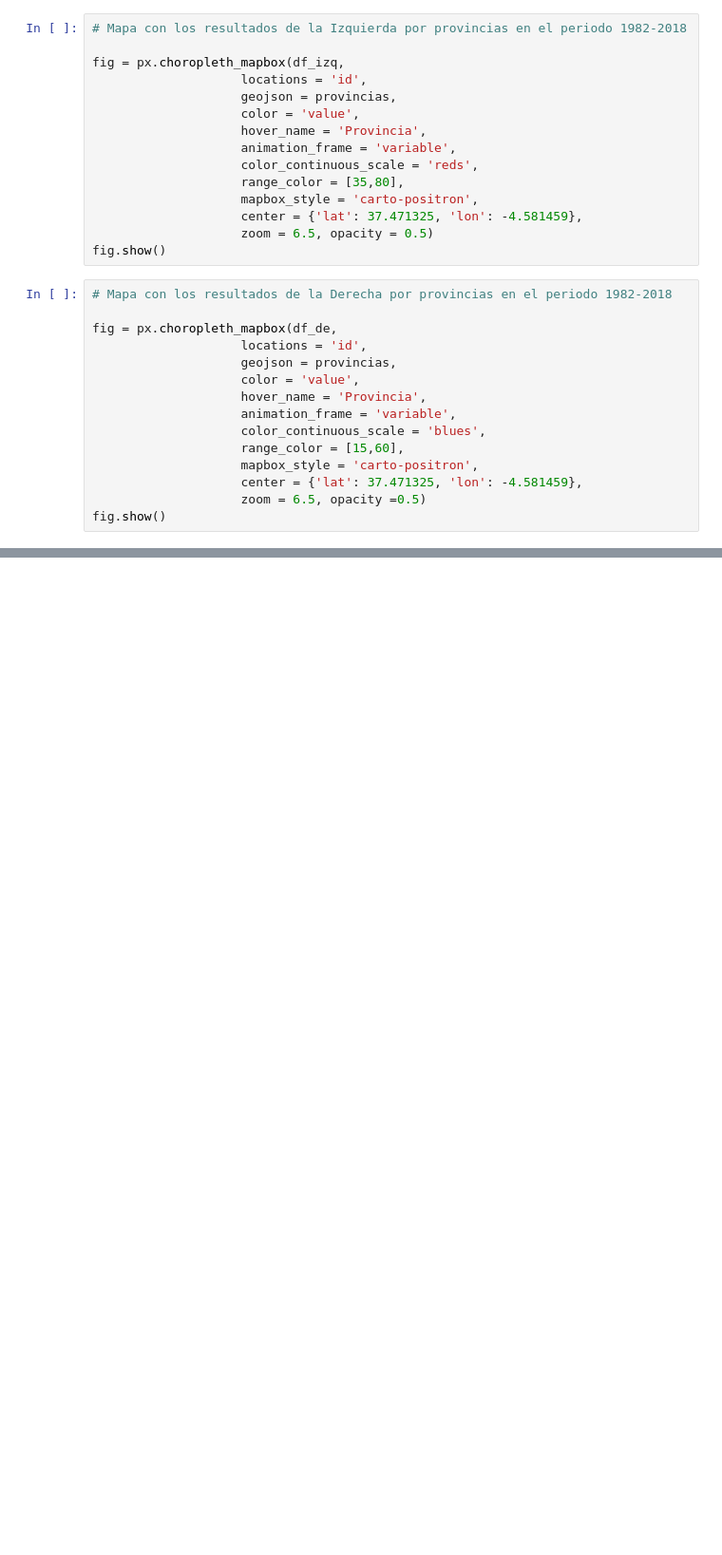
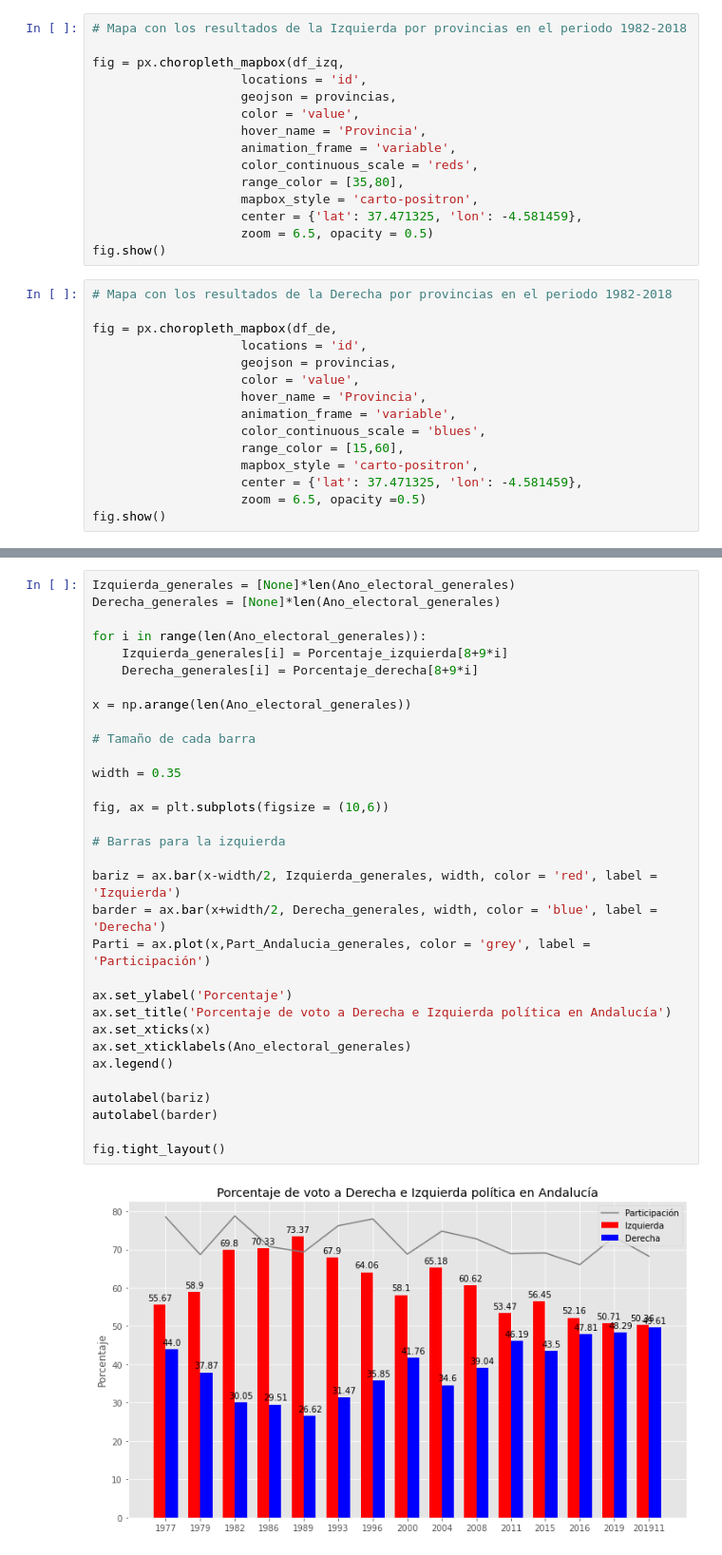
Before and after one commit to AChaminade/TFM, a Jupyter notebook: Andalucia.ipynb, the cells around one changed output, grey strips where cells are left out. Shown at 95% size. Saved outputs shown, nothing was run; the diff lists cells and outputs as text; blank space fills up the shorter version.

Commit message:
III versión: Añadidos datos y gráficos de elecciones generales

```diff
--- a/Andalucia.ipynb
+++ b/Andalucia.ipynb
@@ -339,0 +554,34 @@ fig.show()
+# %%
+Izquierda_generales = [None]*len(Ano_electoral_generales)
+Derecha_generales = [None]*len(Ano_electoral_generales)
+
+for i in range(len(Ano_electoral_generales)):
+    Izquierda_generales[i] = Porcentaje_izquierda[8+9*i]
+    Derecha_generales[i] = Porcentaje_derecha[8+9*i]
+
+x = np.arange(len(Ano_electoral_generales))
+
+# Tamaño de cada barra
+
+width = 0.35
+
+fig, ax = plt.subplots(figsize = (10,6))
+
+# Barras para la izquierda
+
+bariz = ax.bar(x-width/2, Izquierda_generales, width, color = 'red', label = 'Izquierda')
+barder = ax.bar(x+width/2, Derecha_generales, width, color = 'blue', label = 'Derecha')
+Parti = ax.plot(x,Part_Andalucia_generales, color = 'grey', label = 'Participación')
+
+ax.set_ylabel('Porcentaje')
+ax.set_title('Porcentaje de voto a Derecha e Izquierda política en Andalucía')
+ax.set_xticks(x)
+ax.set_xticklabels(Ano_electoral_generales)
+ax.legend()
+
+autolabel(bariz)
+autolabel(barder)
+
+fig.tight_layout()
+# %% [output]
+[figure, added]
```
Also changed, not shown: parts of 20 cells of this notebook.
